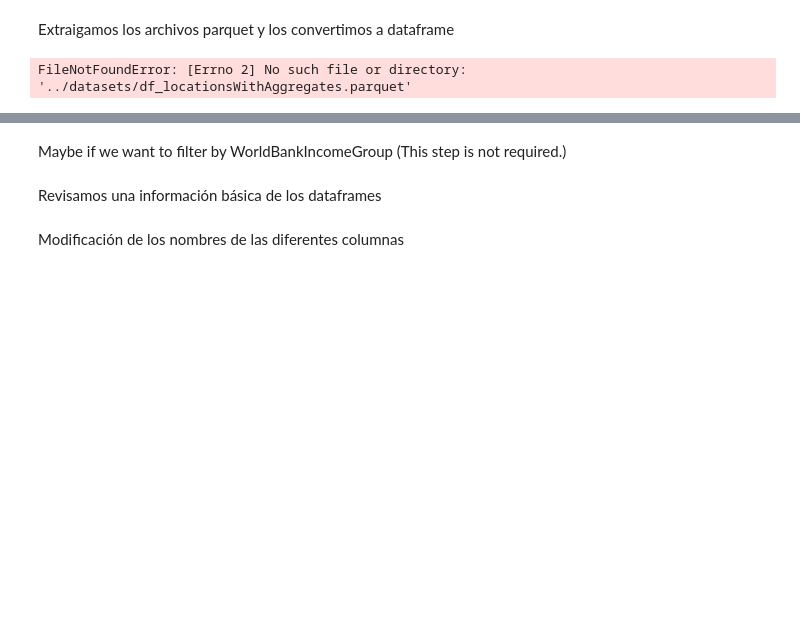
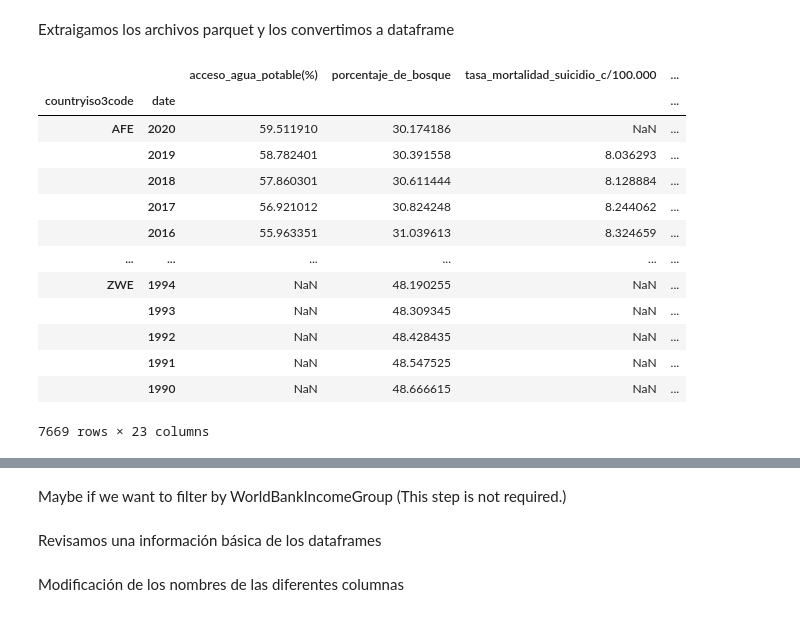
Before and after one commit to jorgeav527/life-expectancy, a Jupyter notebook: draft/EDA-jorgeav527.ipynb, the cells around one changed output, grey strips where cells are left out. Drawn from its saved outputs; the diff is of its cells as text; code cells hidden in the pictures; blank space fills up the shorter version.

```diff
--- a/draft/EDA-jorgeav527.ipynb
+++ b/draft/EDA-jorgeav527.ipynb
@@ -25,9 +25,23 @@ pd.set_option("display.max_colwidth", None)
 # %% [markdown]
 Extraigamos los archivos parquet y los convertimos a dataframe
 # %%
-df = pd.read_parquet("../datasets/df_locationsWithAggregates.parquet")
+df = pd.read_parquet("../data_ware_house/df_twb_todos.parquet")
+df.to_parquet
 # %% [output]
+|  |  | acceso_agua_potable(%) | porcentaje_de_bosque | tasa_mortalidad_suicidio_c/100.000 | ... |
+| countryiso3code | date |  |  |  | ... |
+| AFE | 2020 | 59.511910 | 30.174186 | NaN | ... |
+|  | 2019 | 58.782401 | 30.391558 | 8.036293 | ... |
+|  | 2018 | 57.860301 | 30.611444 | 8.128884 | ... |
+|  | 2017 | 56.921012 | 30.824248 | 8.244062 | ... |
+|  | 2016 | 55.963351 | 31.039613 | 8.324659 | ... |
+| ... | ... | ... | ... | ... | ... |
+| ZWE | 1994 | NaN | 48.190255 | NaN | ... |
+|  | 1993 | NaN | 48.309345 | NaN | ... |
+|  | 1992 | NaN | 48.428435 | NaN | ... |
+|  | 1991 | NaN | 48.547525 | NaN | ... |
+|  | 1990 | NaN | 48.666615 | NaN | ... |
-FileNotFoundError: [Errno 2] No such file or directory: '../datasets/df_locationsWithAggregates.parquet'
+7669 rows × 23 columns
 [interactive output not drawn]
 # %%
 df
```
Also changed, not shown: 1 other file.
